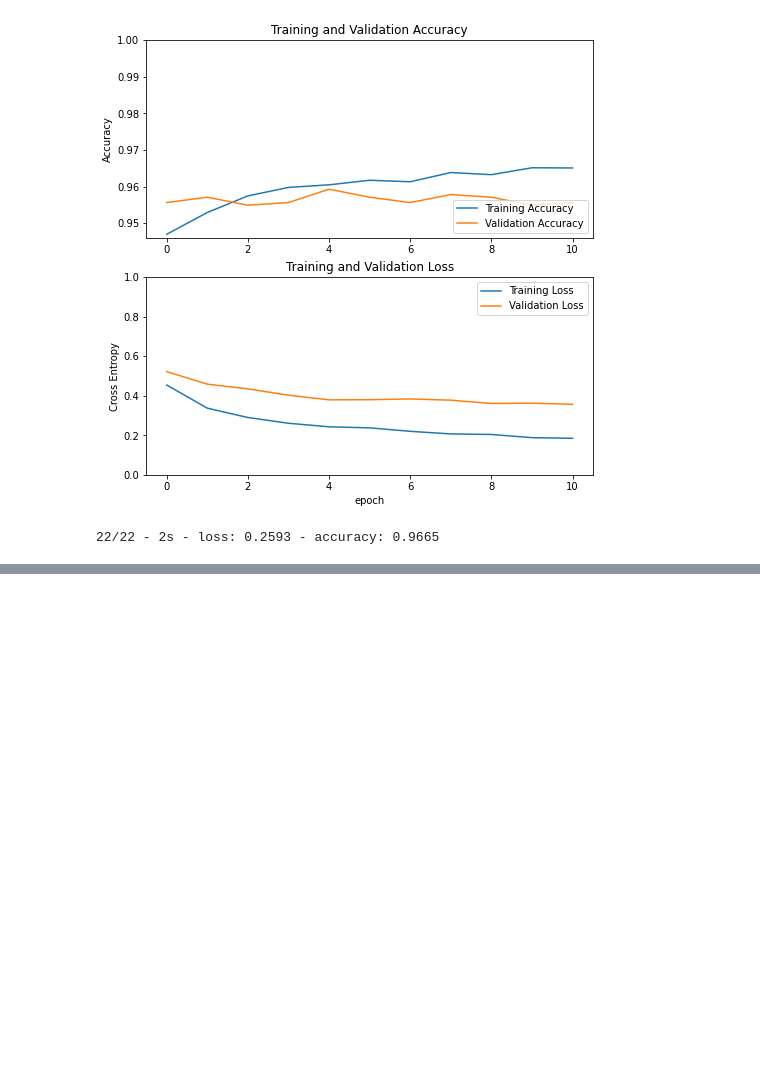
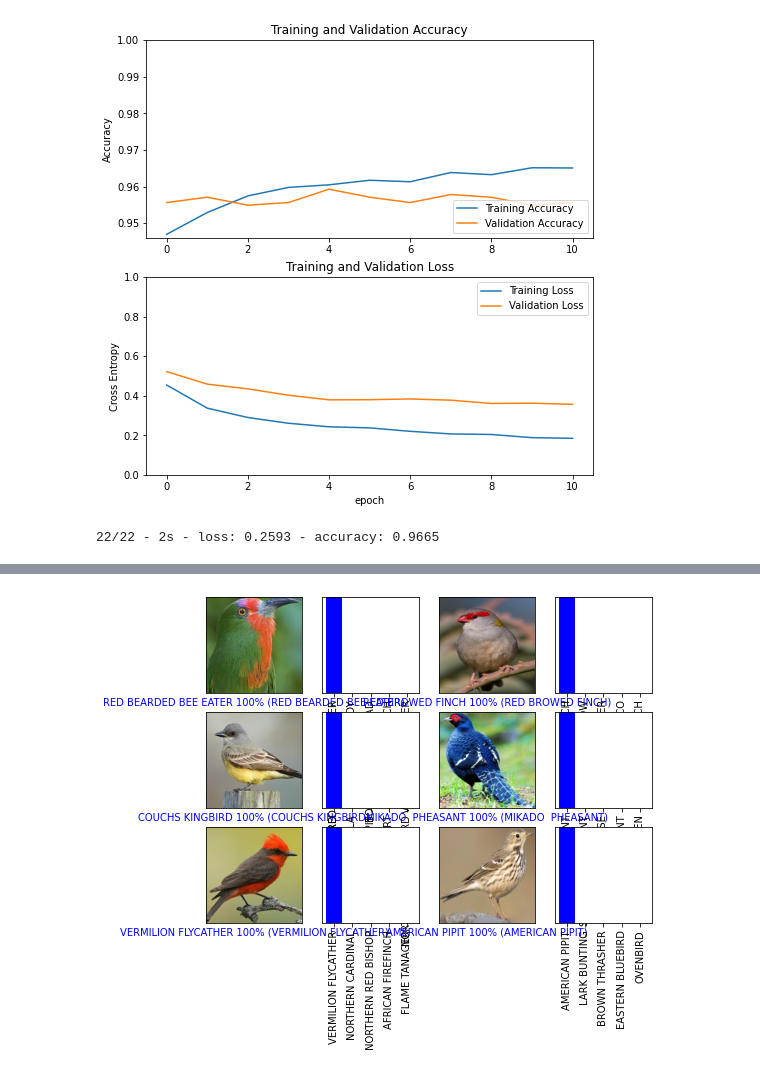
Before and after one commit to Zmek95/Bird_Watching_Companion, a Jupyter notebook: MobileNet.ipynb, the cells around one changed output, grey strips where cells are left out. Drawn from its saved outputs; the diff is of its cells as text; code cells hidden in the pictures; blank space fills up the shorter version.

```diff
--- a/MobileNet.ipynb
+++ b/MobileNet.ipynb
@@ -171,0 +178,2 @@ test_loss, test_acc = model.evaluate(test_ds, verbose=2)
+# %%
+loaded_model = tf.keras.models.load_model('MN_model_96.h5')
@@ -171,0 +200,12 @@ test_loss, test_acc = model.evaluate(test_ds, verbose=2)
+# %%
+#Retrieve a batch of images from the test set
+image_batch, label_batch = test_ds.as_numpy_iterator().next()
+predictions = loaded_model.predict_on_batch(image_batch)
+
+class_names = test_ds.class_names
+num_rows = 3
+num_cols = 2
+
+image_metrics(num_rows, num_cols, predictions, label_batch, image_batch, class_names)
+# %% [output]
+[figure, added]
```
Also changed, not shown: parts of 3 cells of this notebook, 2 other files.
